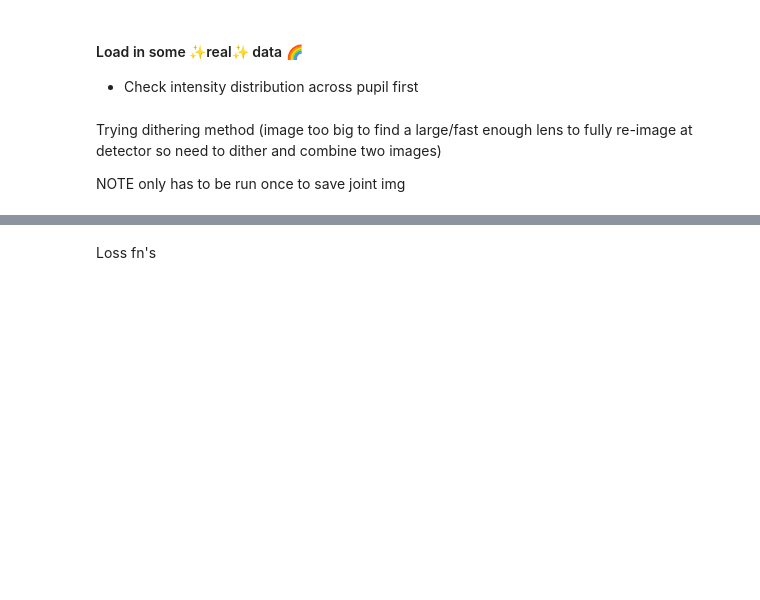
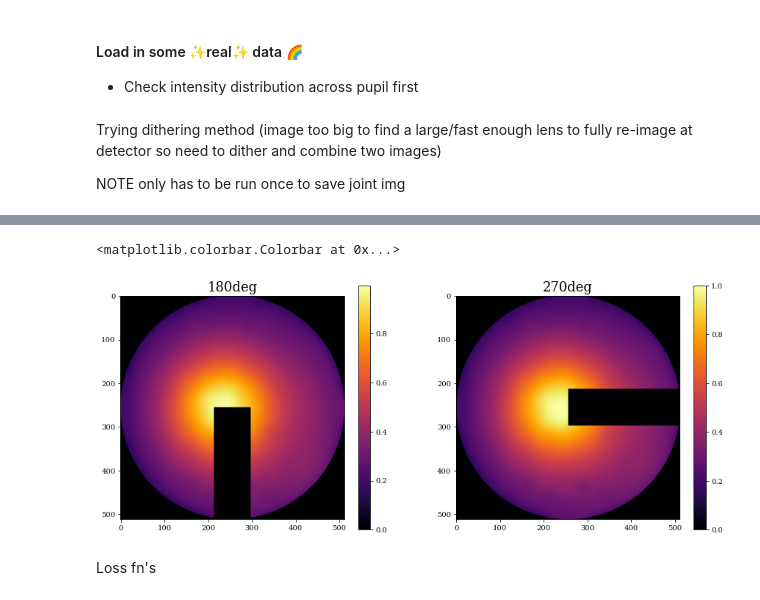
Before and after one commit to TolimanSpace/toliman_dp_design_testing, a Jupyter notebook: System_Aberrations.ipynb, the cells around one changed output, grey strips where cells are left out. Saved outputs shown, nothing was run; the diff lists cells and outputs as text; code cells hidden in the pictures; blank space fills up the shorter version.

```diff
--- a/System_Aberrations.ipynb
+++ b/System_Aberrations.ipynb
@@ -460,7 +485,7 @@ coeffs = jnp.zeros(zernike_indicies.shape)
 basis = dlu.zernike_basis(js=zernike_indicies, coordinates=coords, diameter=aperture_diameter)
 
 # Using PointSources instead of single PointSource object to overcome float grad issue when solving for flux
-red_src = dl.PointSources(wavelengths=[red_laser_wl], flux =jnp.asarray([1e8],dtype=float))
+red_src = dl.PointSources(wavelengths=[red_laser_wl], flux =jnp.asarray([1e9],dtype=float))
 
 spider_angles = [180, 270] # 0deg is spider pointing vertically up (if looking at 'lower' origin), rotates CW from 0deg
 optical_systems = []
@@ -494,32 +519,35 @@ sp180_trans = transmissions[0]
 plt.figure(figsize=(15,6))
 plt.subplot(1,2,1)
 plt.imshow(sp180_trans*optics_sp180.intensity.transmission)
 plt.title("180deg")
 plt.colorbar()
 plt.subplot(1,2,2)
 plt.imshow(sp270_trans*optics_sp270.intensity.transmission)
 plt.title("270deg")
 plt.colorbar()
 
 # ----------------------------------------------------------------------------------#
 # # Create detector layer to characterise non-linear response of BFS det
 # row_start, col_start = 1676, 2532 # Start coord of window on det where data was taken
 # row_len, col_len = 86, 76   # window size of recorded data
 # psf_hlf_sz = 14             # half window sz of cropped data
 
 # # load in response curve matrices (form of Gamma fn)
 # alpha = np.load("data/80us_detector/ALPHA_norm.npy")[row_start:row_start+row_len, col_start:col_start+col_len]
 # beta = np.load("data/80us_detector/BETA_norm.npy")[row_start:row_start+row_len, col_start:col_start+col_len]
 # gamma = np.load("data/80us_detector/GAMMA_norm.npy")[row_start:row_start+row_len, col_start:col_start+col_len]
 
 # # Crop, anchored on middle (cropped data will be based on max values, but this occurs close enough to the
 # # middle to estimate here. + detector response is fairly homogenous over small window)
 # middle_row, middle_col = int(alpha.shape[0]/2), int(alpha.shape[1]/2)
 # cropped_alpha = alpha[middle_row-psf_hlf_sz:middle_row+psf_hlf_sz, middle_col-psf_hlf_sz:middle_col+psf_hlf_sz]
 # cropped_beta = beta[middle_row-psf_hlf_sz:middle_row+psf_hlf_sz, middle_col-psf_hlf_sz:middle_col+psf_hlf_sz]
 # cropped_gamma = gamma[middle_row-psf_hlf_sz:middle_row+psf_hlf_sz, middle_col-psf_hlf_sz:middle_col+psf_hlf_sz]
 
 # pixel_response = jnp.array([cropped_alpha, cropped_beta, cropped_gamma])
 # detector = dl.LayeredDetector([ApplyBFSPixelResponse(pixel_response=pixel_response)])
+# %% [output]
+<matplotlib.colorbar.Colorbar at 0x...>
+[figure, added]
 # %% [markdown]
 Loss fn's
```
Also changed, not shown: parts of 12 cells of this notebook, 1 other file.
